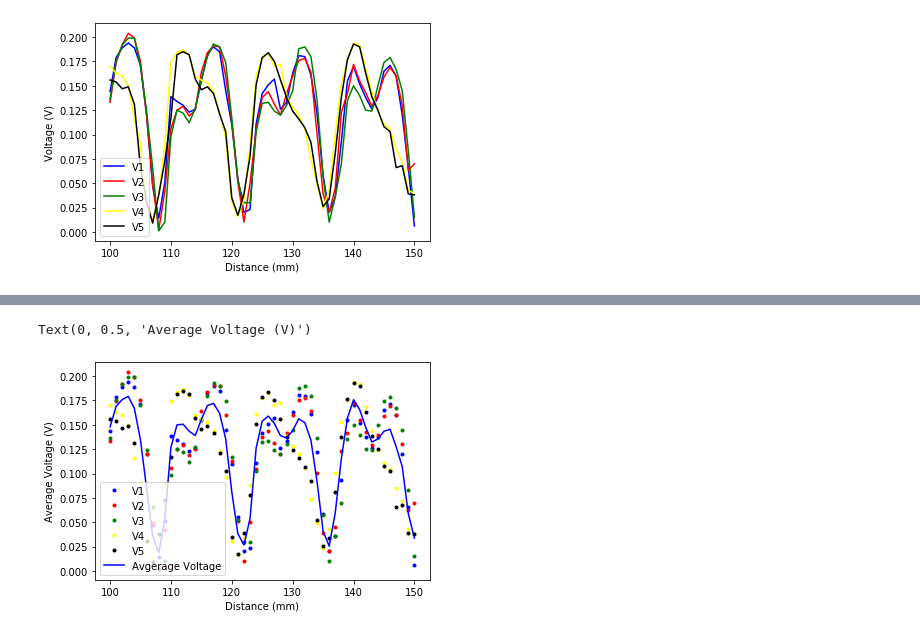
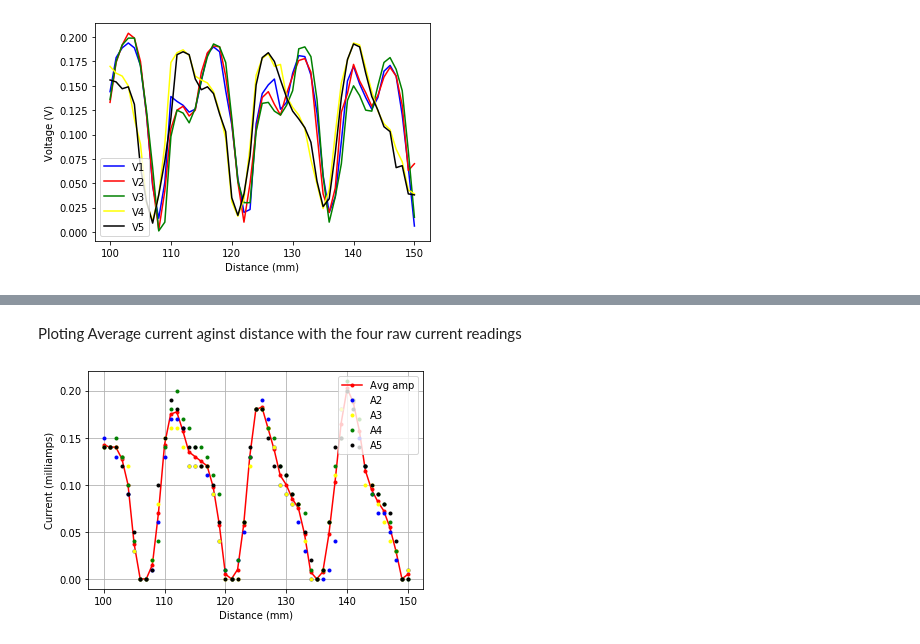
Before and after one commit to Alex-Mcginty/Placement_public, a Jupyter notebook: Interferometer data 1.ipynb, the cells around one changed output, grey strips where cells are left out. Cells and saved outputs as stored; diff of their text form; code cells hidden in the pictures.

```diff
--- a/Interferometer data 1.ipynb
+++ b/Interferometer data 1.ipynb
@@ -25,0 +101,4 @@ data['V avg']=(data['volt 1']+data['volt 2'])/2
+# %%
+data = pandas.read_excel("Interferoemter Data (2).xlsx",sheet_name="Sheet2")
+data['A avg']=(data['amp 2']+data['amp 3']+data['amp 4']+data['amp 5'])/4
+data
@@ -26,13 +123,15 @@ data['V avg']=(data['volt 1']+data['volt 2'])/2
+# %% [markdown]
+Ploting Average current aginst distance with the four raw current readings
 # %%
-plt.plot(data['Distance mm'],data['volt 1'],color='blue',label='V1',linestyle='',marker='.')
-plt.plot(data['Distance mm'],data['volt 2'],linestyle='',color='red',label='V2',marker='.')
-plt.plot(data['Distance mm'],data['volt 3'],linestyle='',color='green',label='V3',marker='.')
-plt.plot(data['Distance mm'],data['volt 4'],linestyle='',color='yellow',label='V4',marker='.')
-plt.plot(data['Distance mm'],data['volt 5'],linestyle='',color='black',label='V5',marker='.')
-plt.plot(data['Distance mm'],data['avg volt'],color='blue',label='Avgerage Voltage',linestyle='-',)
+plt.plot(data['Distance mm'],data['A avg'],color='red',label='Avg amp',linestyle='-',marker='.')
+plt.plot(data['Distance mm'],data['amp 2'],color='blue',label='A2',linestyle="",marker='.')
+plt.plot(data['Distance mm'],data['amp 3'],color='yellow',label='A3',linestyle='',marker='.')
+plt.plot(data['Distance mm'],data['amp 4'],color='green',label='A4',linestyle='',marker='.')
+plt.plot(data['Distance mm'],data['amp 5'],color='black',label='A5',linestyle='',marker='.')
 plt.legend()
-plt.xlabel('Distance (mm)')
-plt.ylabel('Average Voltage (V)')
+plt.xlabel("Distance (mm)")
+plt.ylabel("Current (milliamps)")
+plt.grid()
+plt.savefig("plot5.png")
 # %% [output]
-Text(0, 0.5, 'Average Voltage (V)')
-[figure, old version]
+[figure, new version]
```
Also changed, not shown: parts of 14 cells of this notebook, 6 other files.
